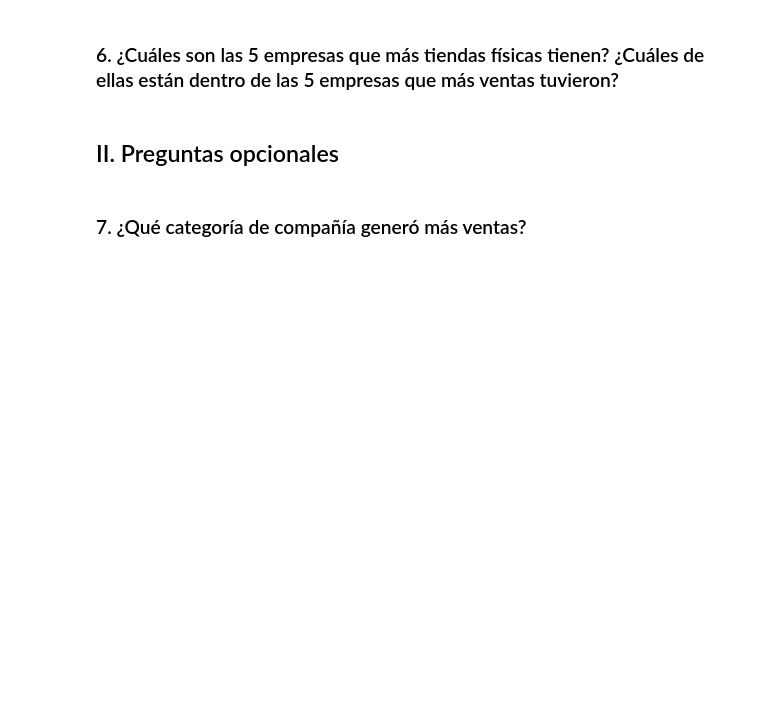
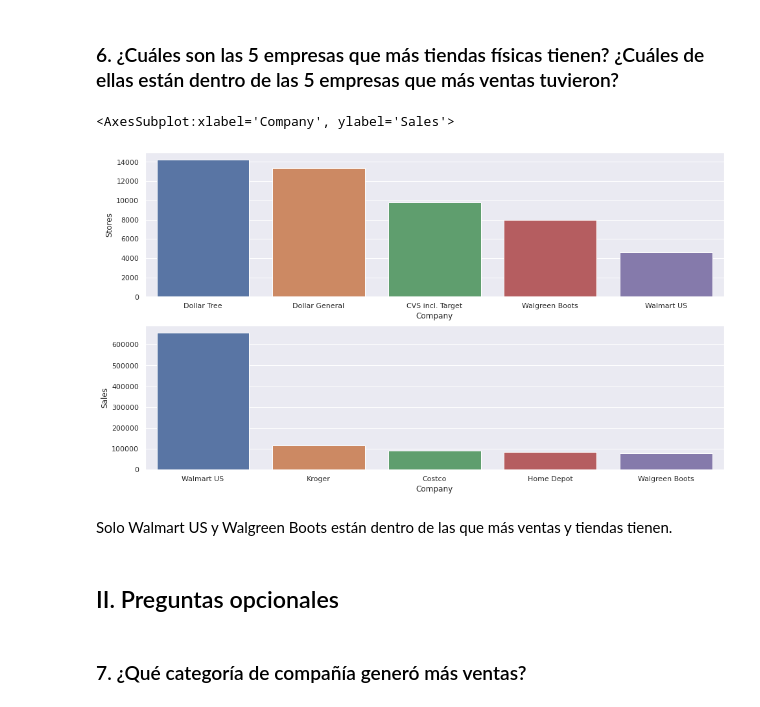
Before and after one commit to FaustinoAndres/proyecto-datacademy, a Jupyter notebook: proyecto_datacademy.ipynb, the cells around one changed output. Saved outputs shown, nothing was run; the diff lists cells and outputs as text; code cells hidden in the pictures; blank space fills up the shorter version.

```diff
--- a/proyecto_datacademy.ipynb
+++ b/proyecto_datacademy.ipynb
@@ -185,5 +198,14 @@ rango
 # %% [markdown]
 ### 6. ¿Cuáles son las 5 empresas que más tiendas físicas tienen? ¿Cuáles de ellas están dentro de las 5 empresas que más ventas tuvieron?
+# %%
+fig, (ax,bx) = plt.subplots(2,1, figsize=(16,9))
+sns.barplot(data = df_stores_sorted[:5], x= 'Company', y='Stores',ax = ax)
+sns.barplot(data = df_sorted[:5], x= 'Company', y='Sales',ax = bx)
+# %% [output]
+<AxesSubplot:xlabel='Company', ylabel='Sales'>
+[figure, added]
+# %% [markdown]
+Solo Walmart US y Walgreen Boots están dentro de las que más ventas y tiendas tienen.
 # %% [markdown]
 ## II. Preguntas opcionales
 # %% [markdown]
```
Also changed, not shown: parts of 11 cells of this notebook.
